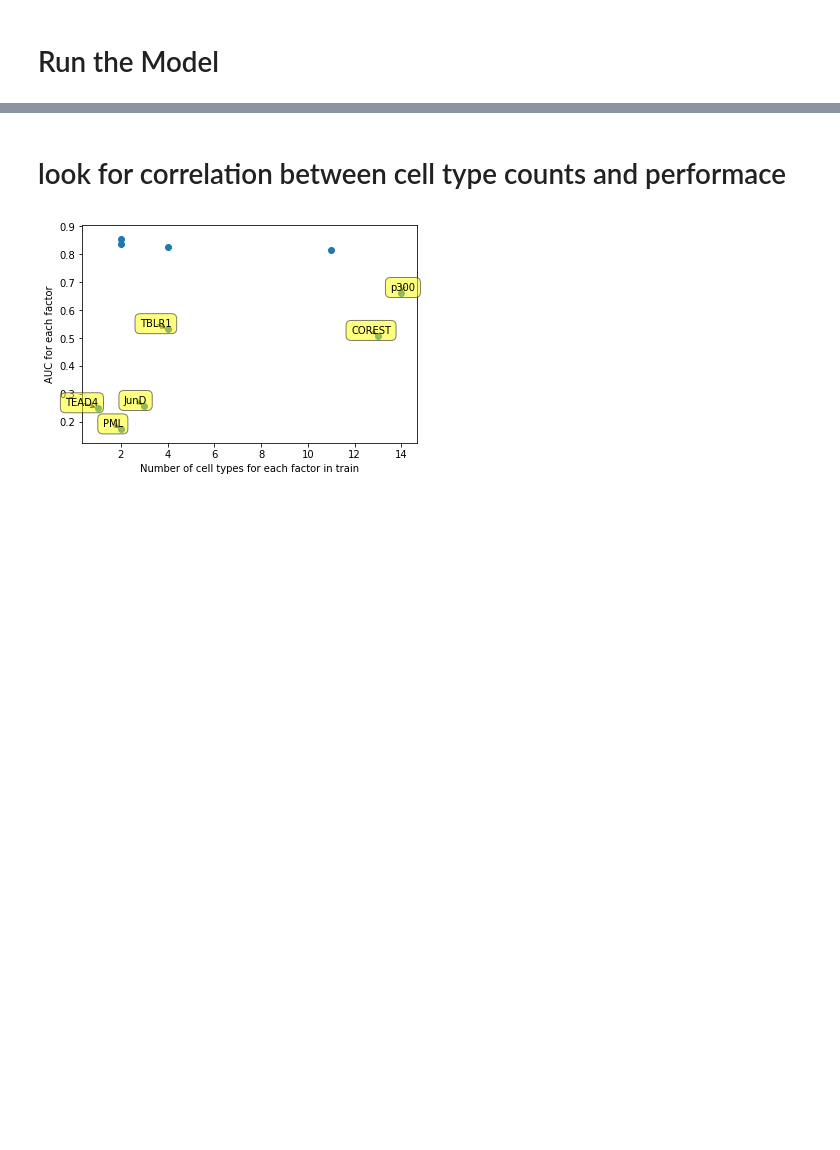
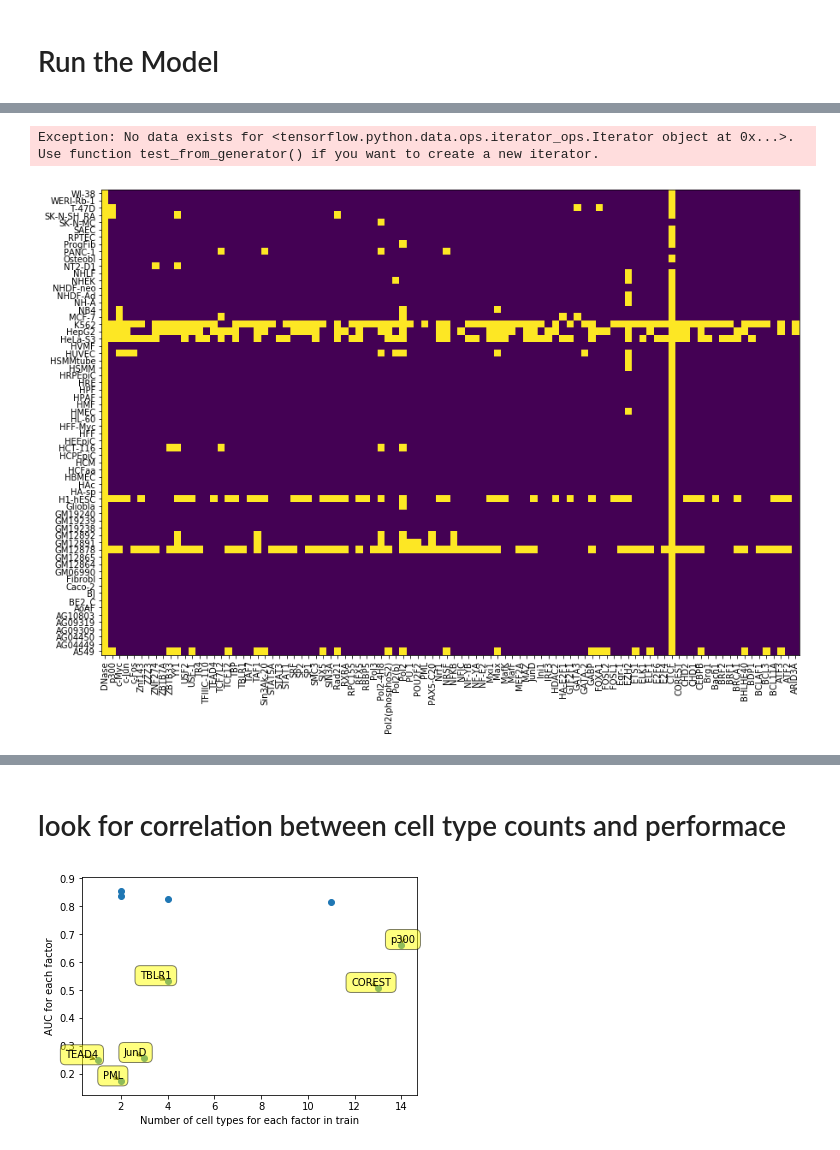
Before and after one commit to YosefLab/epitome, a Jupyter notebook: dnase/DNase_similarity_save_model.ipynb, the cells around one changed output, grey strips where cells are left out. Drawn from its saved outputs; the diff is of its cells as text; code cells hidden in the pictures; blank space fills up the shorter version.

```diff
--- a/dnase/DNase_similarity_save_model.ipynb
+++ b/dnase/DNase_similarity_save_model.ipynb
@@ -92,10 +92,19 @@ physical_device_desc: "device: 0, name: TITAN Xp, pci bus id: 0000:81:00.0, comp
 # path to where dnase bams are stored. Bams need to be sorted and indexed. See bin/download_dnase_encode.sh for
 # data processing
 # Required in constants.py
-_ENCODE_DATA_PREFIX =  "/data/akmorrow/encode_data/"
+# _ENCODE_DATA_PREFIX =  "/data/akmorrow/encode_data/"
 
-# where training data is stored
-deepsea_path = "/data/akmorrow/epitome_data/deepsea_train/"
+# # where training data is stored
+# deepsea_path = "/data/akmorrow/epitome_data/deepsea_train/"
+
+# del _ENCODE_DATA_PREFIX
+# del deepsea_path
+
+feature_path = '../data/feature_name'
+
+output_path = '/home/eecs/akmorrow/epitome/out/Epitome'
+
+data_path = "/data/akmorrow/epitome_data/deepsea_labels_train/"
 # %% [markdown]
 # Load Data
 # %% [markdown]
@@ -116,7 +121,7 @@ test_celltypes = ['K562'] # most available cell types
 # %% [markdown]
 ## Get matrix of cell types and assays
 # %%
-matrix, cellmap, assaymap = get_assays_from_feature_file(feature_path='../data/feature_name',
+matrix, cellmap, assaymap = get_assays_from_feature_file(feature_path=feature_path,
                                   eligible_assays = None,
                                   eligible_cells = None, min_cells_per_assay = 2, min_assays_per_cell=5)
 
@@ -131,9 +136,6 @@ plt.yticks(np.arange(len(cellmap)))
 ax.set_yticklabels(cellmap.keys())
 
 plt.imshow(matrix!=-1)
-# print(list(cellmap.keys()), list(assaymap.keys()))
-
-# matrix
 # %% [output]
 <matplotlib.image.AxesImage at 0x...>
 [figure]
@@ -173,0 +191,25 @@ INFO:tensorflow:Starting Training
+# %%
+ preds, truth, assay_dict, microAUC, macroAUC, _ = model.test(test_data["y"].shape[1], iter_, log=True)
+# %% [output]
+Exception: No data exists for <tensorflow.python.data.ops.iterator_ops.Iterator object at 0x...>. Use function test_from_generator() if you want to create a new iterator.
+# %%
+# matrix is cell types by factors, contains indices in feature vector
+# 172 factors.
+all_matrix, all_cellmap, all_assaymap = get_assays_from_feature_file(feature_path=feature_path,eligible_assays = list(assaymap),
+                                  eligible_cells = None, min_cells_per_assay = 2, min_assays_per_cell=2)
+
+
+inv_assaymap = {v: k for k, v in all_assaymap.items()}
+
+fig = plt.figure(figsize = (20,10))
+ax = fig.add_subplot(1,1,1)
+ax.set_aspect('equal')
+plt.xticks(np.arange(len(all_assaymap)), rotation = 90)
+ax.set_xticklabels(all_assaymap.keys())
+plt.yticks(np.arange(len(all_cellmap)))
+ax.set_yticklabels(all_cellmap.keys())
+plt.imshow(all_matrix!=-1)
+
+assert(list(assaymap) == list(all_assaymap))
+# %% [output]
+[figure, added]
```
Also changed, not shown: parts of 12 cells of this notebook, 9 other files.
